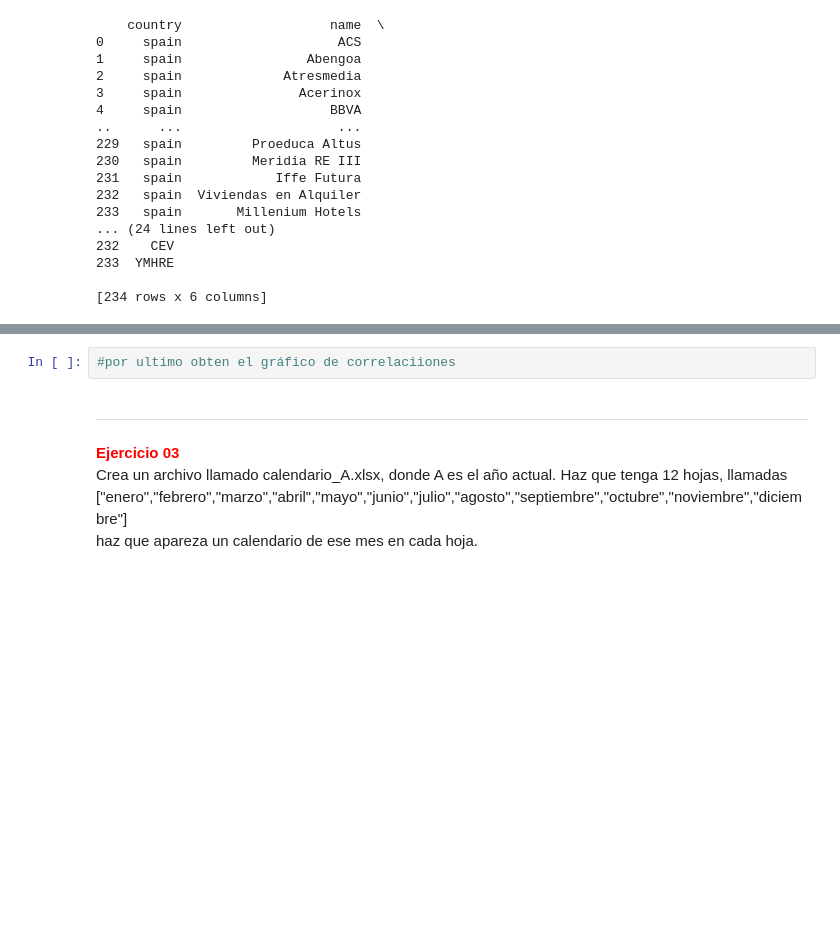
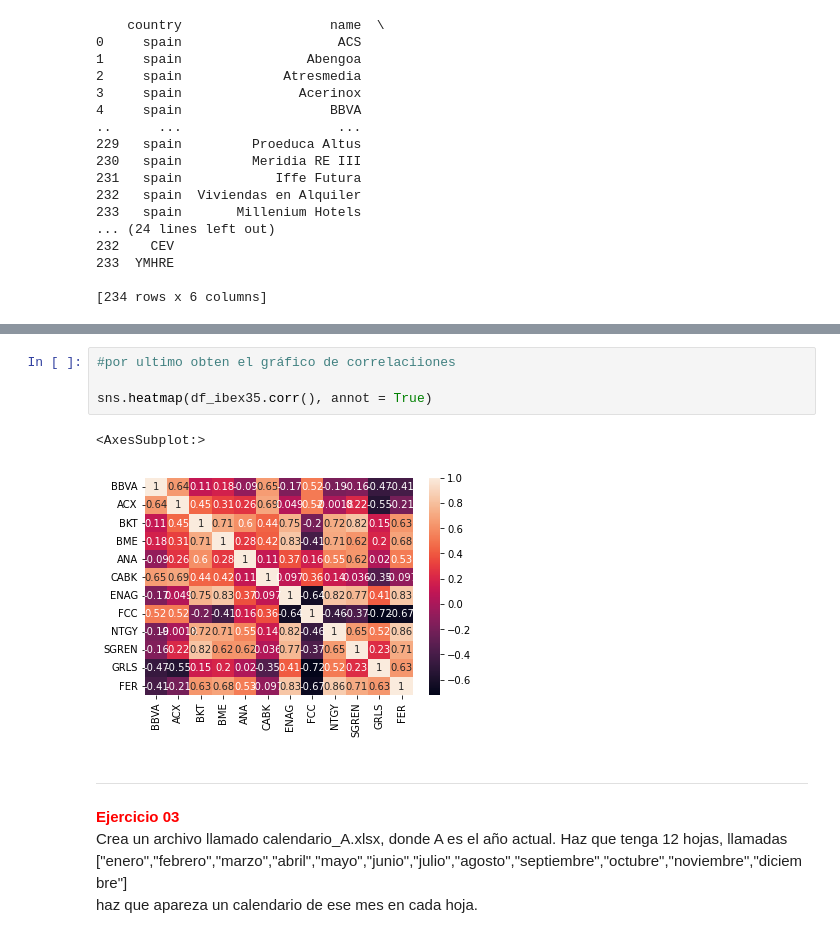
Before and after one commit to MelvinGuaygua/Python-projects, a Jupyter notebook: 09_Pandas/01_pandas.ipynb, the cells around one changed output, grey strips where cells are left out. Drawn from its saved outputs; the diff is of its cells as text; blank space fills up the shorter version.

```diff
--- a/09_Pandas/01_pandas.ipynb
+++ b/09_Pandas/01_pandas.ipynb
@@ -1181,6 +1245,11 @@ Ejemplo de salida:
 <img src="ibex35_today4.png">
 # %%
 #por ultimo obten el gráfico de correlaciiones
+
+sns.heatmap(df_ibex35.corr(), annot = True)
+# %% [output]
+<AxesSubplot:>
+[figure, added]
 # %% [markdown]
 <hr>
 <b><font color='red'>Ejercicio 03</font></b>
```
Also changed, not shown: parts of 10 cells of this notebook.
